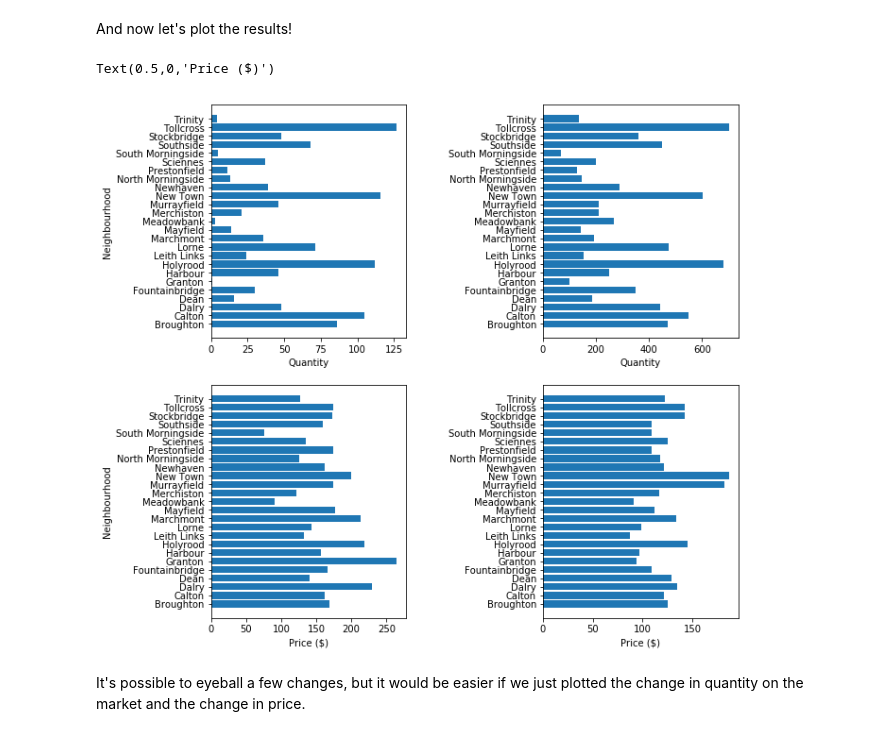
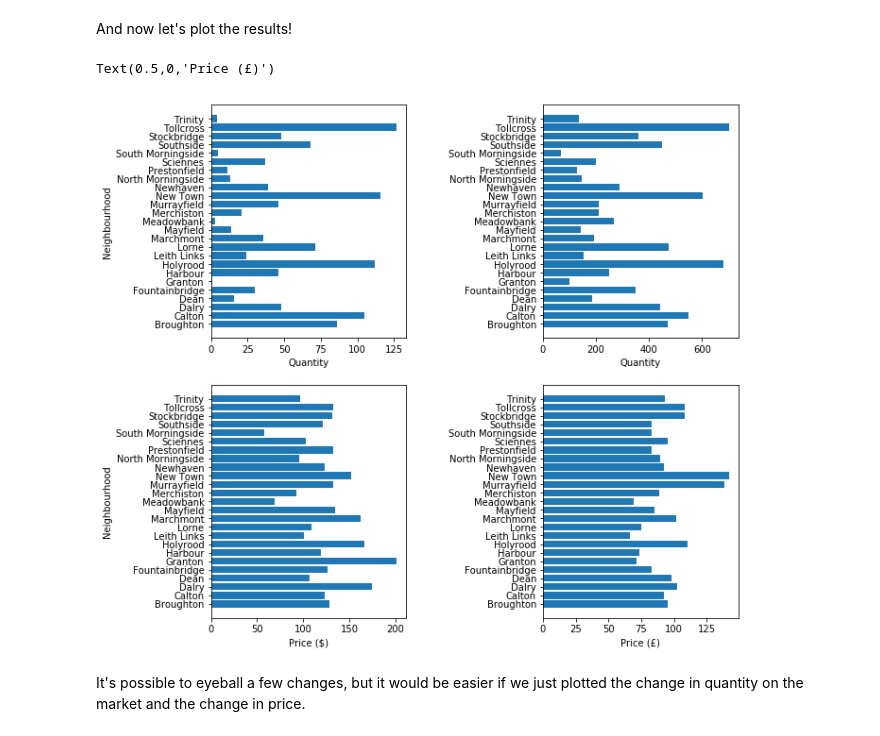
Before and after one commit to HenryDashwood/Edinburgh_Airbnb_Investigation, a Jupyter notebook: investigation.ipynb, the cells around one changed output. Drawn from its saved outputs; the diff is of its cells as text; code cells hidden in the pictures.

```diff
--- a/investigation.ipynb
+++ b/investigation.ipynb
@@ -179,0 +179,3 @@ df_2017 = df_2017.drop(rows)
+# %%
+df_2014['price'] *= 0.76
+df_2017['price'] *= 0.76
@@ -211,29 +216,29 @@ And now let's plot the results!
 # %%
 plt.figure(figsize=(10,10))
 
 plt.subplot(2,2,1)
 plt.barh(range(len(quantity_2014)), list(quantity_2014.values()))
 plt.yticks(range(len(quantity_2014)), list(quantity_2014.keys()))
 plt.xlabel('Quantity')
 plt.ylabel('Neighbourhood')
 
 plt.subplot(2,2,2)
 plt.barh(range(len(quantity_2017)), list(quantity_2017.values()))
 plt.yticks(range(len(quantity_2017)), list(quantity_2017.keys()))
 plt.xlabel('Quantity')
 
 plt.subplot(2, 2, 3)
 plt.subplots_adjust(wspace=0.7)
 plt.barh(keys_2014, values_2014)
 plt.xlabel('Price ($)')
 plt.ylabel('Neighbourhood')
 
 plt.subplot(2, 2, 4)
 plt.barh(keys_2017, values_2017)
-plt.xlabel('Price ($)')
+plt.xlabel('Price (£)')
 # %% [output]
-Text(0.5,0,'Price ($)')
+Text(0.5,0,'Price (£)')
-[figure, old version]
+[figure, new version]
 # %% [markdown]
 It's possible to eyeball a few changes, but it would be easier if we just plotted the change in quantity on the market and the change in price.
 # %%
```
Also changed, not shown: parts of 7 cells of this notebook.
